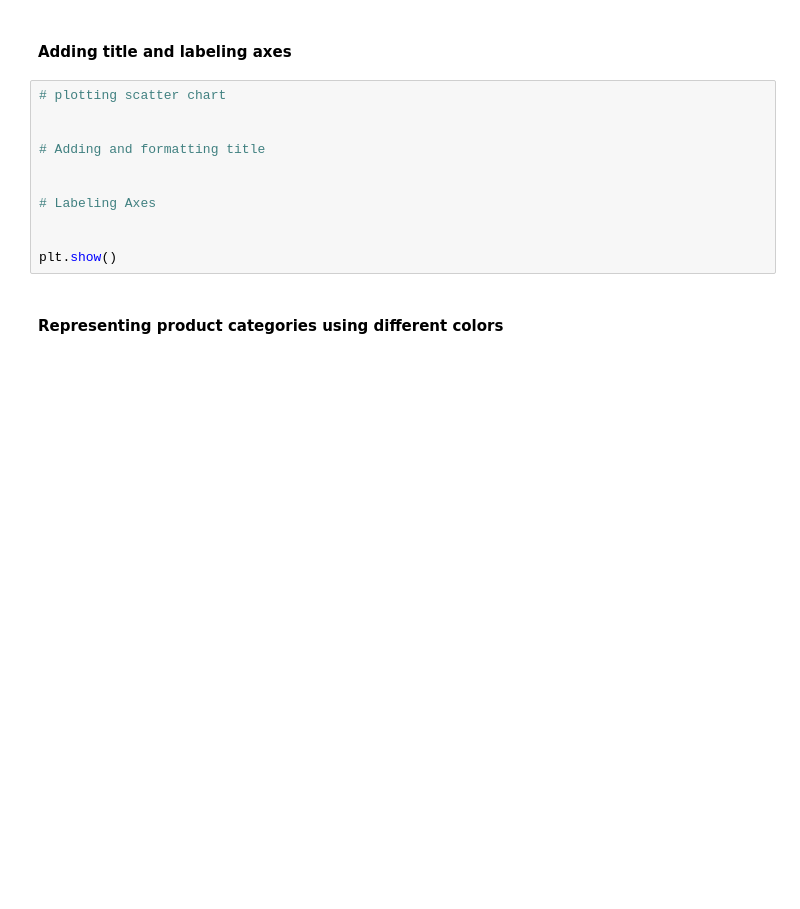
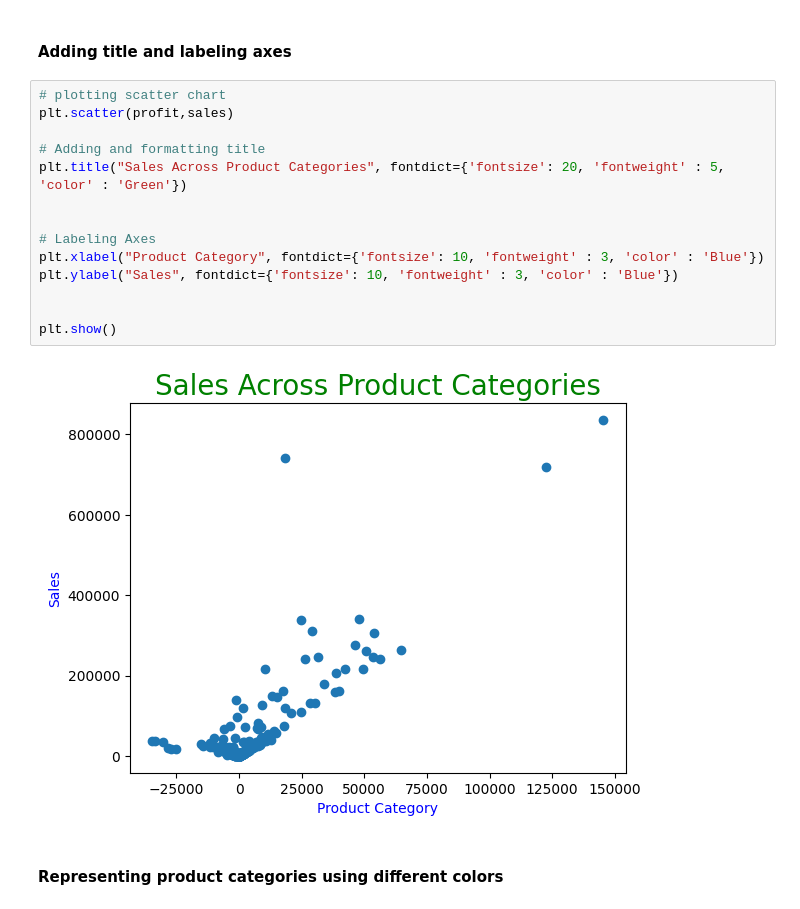
Before and after one commit to Anik-Adnan/Python-Libraries-NumPy-Matplotlib-and-Pandas, a Jupyter notebook: 02_Scatterplot.ipynb, the cells around one changed output. Drawn from its saved outputs; the diff is of its cells as text; blank space fills up the shorter version.

```diff
--- a/02_Scatterplot.ipynb
+++ b/02_Scatterplot.ipynb
@@ -126,16 +133,21 @@ country = np.array(['Zimbabwe', 'Zambia', 'Yemen', 'Vietnam', 'Venezuela', 'Uzbe
 # %% [markdown]
 #### Adding title and labeling axes
-# %%
-# plotting scatter chart
-
-
-# Adding and formatting title
-
-
-# Labeling Axes
-
-
-plt.show()
+# %%
+# plotting scatter chart
+plt.scatter(profit,sales)
+
+# Adding and formatting title
+plt.title("Sales Across Product Categories", fontdict={'fontsize': 20, 'fontweight' : 5, 'color' : 'Green'})
+
+
+# Labeling Axes
+plt.xlabel("Product Category", fontdict={'fontsize': 10, 'fontweight' : 3, 'color' : 'Blue'})
+plt.ylabel("Sales", fontdict={'fontsize': 10, 'fontweight' : 3, 'color' : 'Blue'})
+
+
+plt.show()
+# %% [output]
+[figure, added]
 # %% [markdown]
 #### Representing product categories using different colors
 # %%
```
Also changed, not shown: parts of 10 cells of this notebook.
